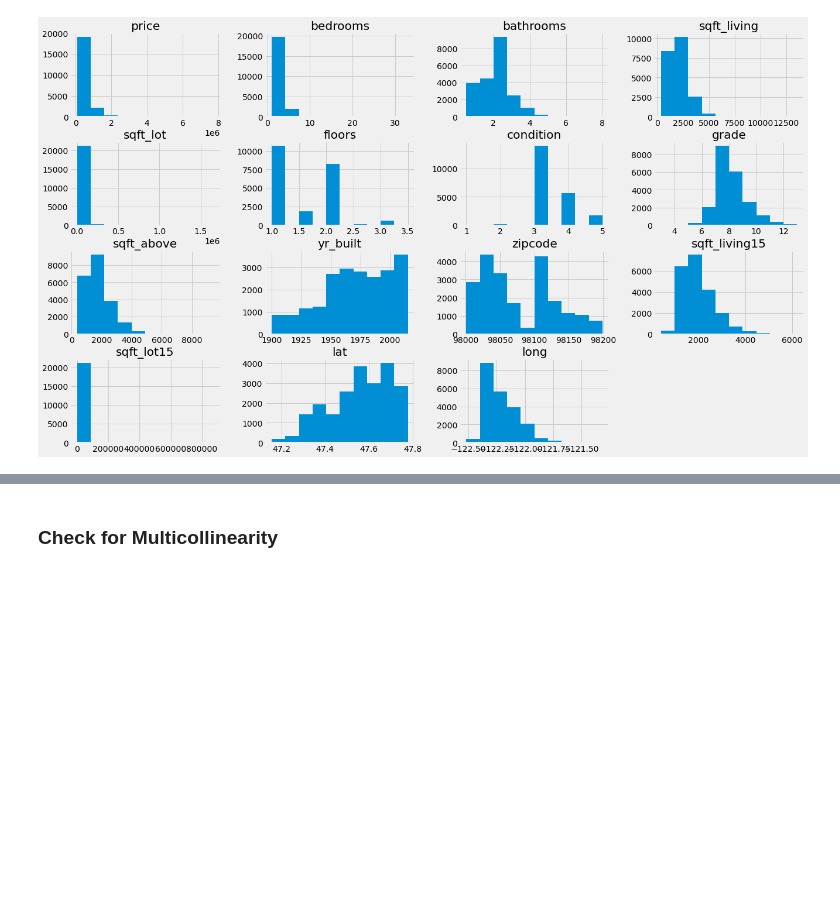
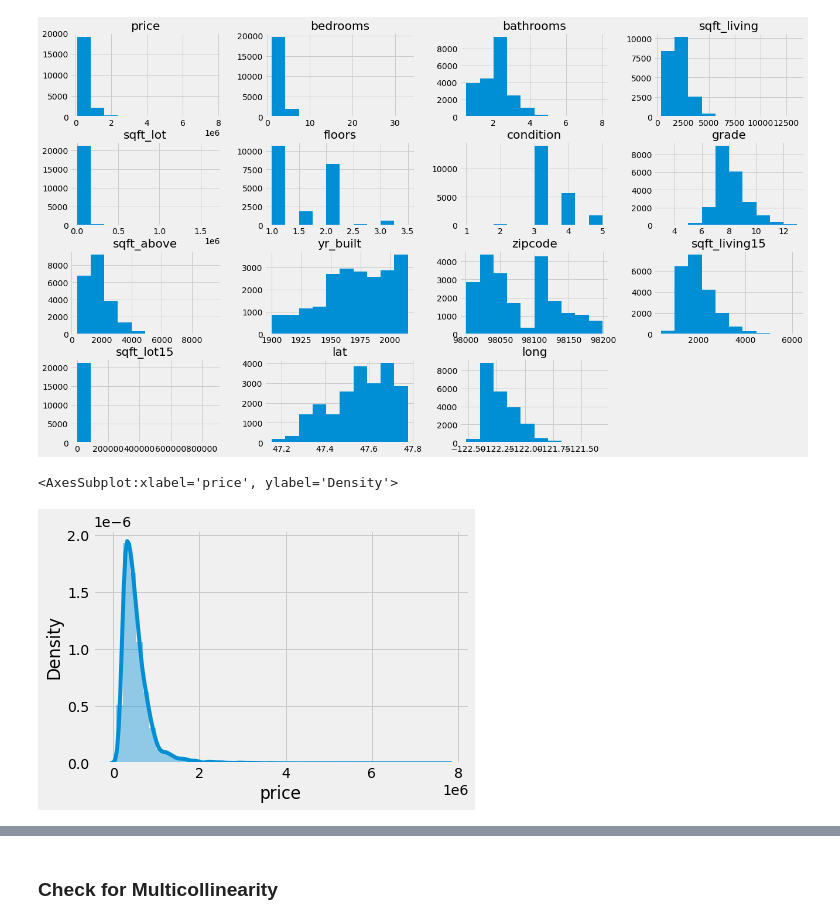
Before and after one commit to jmg0144/Housing-Linear-Regression-Analysis, a Jupyter notebook: home-sales-analysis.ipynb, the cells around one changed output, grey strips where cells are left out. Cells and saved outputs as stored; diff of their text form; code cells hidden in the pictures; blank space fills up the shorter version.

```diff
--- a/home-sales-analysis.ipynb
+++ b/home-sales-analysis.ipynb
@@ -247,3 +233,8 @@ ax = fig.gca()
 df_filtered.hist(ax = ax);
 # %% [output]
 [figure]
+# %%
+sns.distplot(df_filtered['price'])
+# %% [output]
+<AxesSubplot:xlabel='price', ylabel='Density'>
+[figure, added]
```
Also changed, not shown: parts of 95 cells of this notebook.
